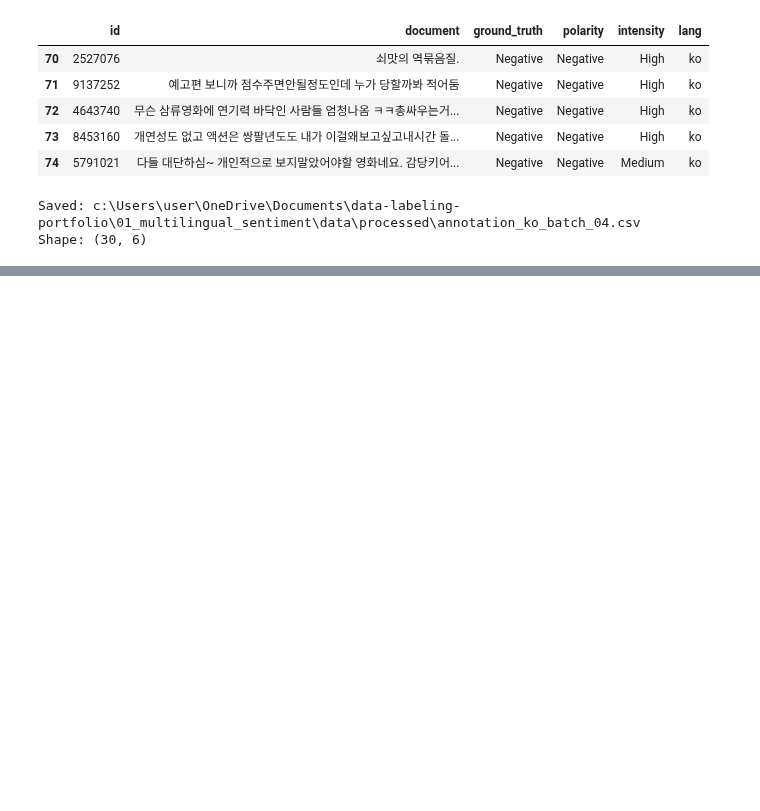
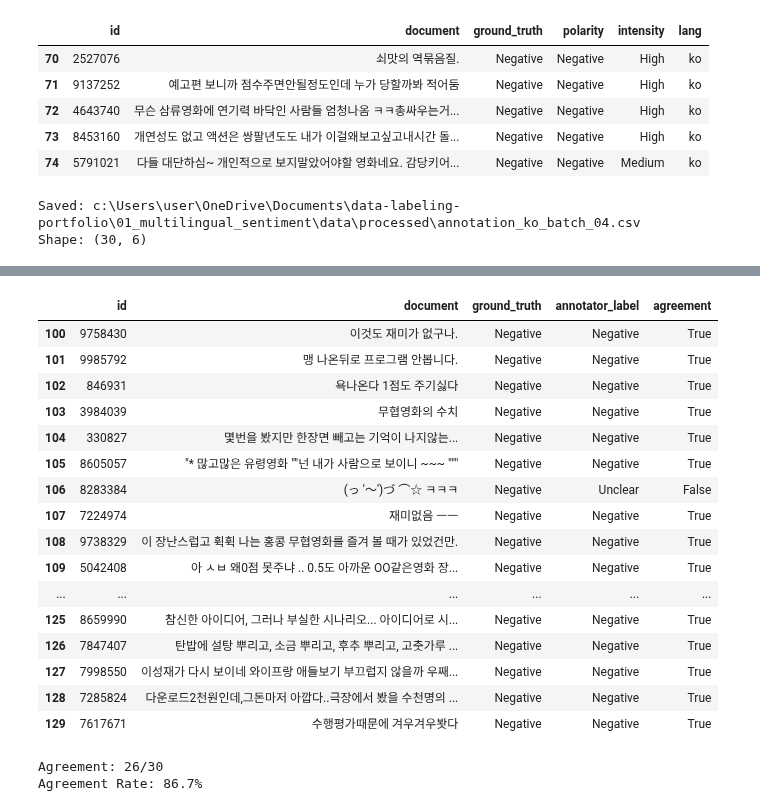
Before and after one commit to yoonjusong-analytics/data-labeling-portfolio, a Jupyter notebook: 01_multilingual_sentiment/notebooks/03_annotation_qa.ipynb, the cells around one changed output, grey strips where cells are left out. Cells and saved outputs as stored; diff of their text form; code cells hidden in the pictures; blank space fills up the shorter version.

```diff
--- a/01_multilingual_sentiment/notebooks/03_annotation_qa.ipynb
+++ b/01_multilingual_sentiment/notebooks/03_annotation_qa.ipynb
@@ -4896,3 +4876,12 @@ print("Shape:", annotation_ko_70_99.shape)
 # %% [output]
 Saved: c:\Users\user\OneDrive\Documents\data-labeling-portfolio\01_multilingual_sentiment\data\processed\annotation_ko_batch_04.csv
 Shape: (30, 6)
+# %%
+# Korean Batch 05: Samples 100–129
+# Ground-truth label is intentionally hidden.
+
+for i in range(100, 130):
+    print(f"[{i}]")
+    print(f"ID: {df_ko.iloc[i]['id']}")
+    print(f"Review: {df_ko.iloc[i]['document']}")
+    print("-" * 80)
@@ -4898,0 +4939,52 @@ Shape: (30, 6)
+# %%
+qa_ko_100_129 = df_ko.iloc[100:130][
+    ["id", "document", "label"]
+].copy()
+
+qa_ko_100_129["ground_truth"] = (
+    qa_ko_100_129["label"]
+    .map({0: "Negative", 1: "Positive"})
+)
+
+qa_ko_100_129["annotator_label"] = [
+    ko_labels_100_129[i] for i in range(100, 130)
+]
+
+qa_ko_100_129["agreement"] = (
+    qa_ko_100_129["ground_truth"]
+    == qa_ko_100_129["annotator_label"]
+)
+
+qa_ko_100_129[
+    ["id", "document", "ground_truth",
+     "annotator_label", "agreement"]
+]
+# %% [output]
+|  | id | document | ground_truth | annotator_label | agreement |
+| 100 | 9758430 | 이것도 재미가 없구나. | Negative | Negative | True |
+| 101 | 9985792 | 맹 나온뒤로 프로그램 안봅니다. | Negative | Negative | True |
+| 102 | 846931 | 욕나온다 1점도 주기싫다 | Negative | Negative | True |
+| 103 | 3984039 | 무협영화의 수치 | Negative | Negative | True |
+| 104 | 330827 | 몇번을 봤지만 한장면 빼고는 기억이 나지않는... | Negative | Negative | True |
+| 105 | 8605057 | "* 많고많은 유령영화 ""넌 내가 사람으로 보이니 ~~~ """ | Negative | Negative | True |
+| 106 | 8283384 | (っ '～')づ ⌒☆ ㅋㅋㅋ | Negative | Unclear | False |
+| 107 | 7224974 | 재미없음 ㅡㅡ | Negative | Negative | True |
+| 108 | 9738329 | 이 장난스럽고 휙휙 나는 홍콩 무협영화를 즐겨 볼 때가 있었건만. | Negative | Negative | True |
+| 109 | 5042408 | 아 ㅅㅂ 왜0점 못주냐 .. 0.5도 아까운 OO같은영화 장... | Negative | Negative | True |
+| ... | ... | ... | ... | ... | ... |
+| 125 | 8659990 | 참신한 아이디어, 그러나 부실한 시나리오... 아이디어로 시... | Negative | Negative | True |
+| 126 | 7847407 | 탄밥에 설탕 뿌리고, 소금 뿌리고, 후추 뿌리고, 고춧가루 ... | Negative | Negative | True |
+| 127 | 7998550 | 이성재가 다시 보이네 와이프랑 애들보기 부끄럽지 않을까 우째... | Negative | Negative | True |
+| 128 | 7285824 | 다운로드2천원인데,그돈마저 아깝다..극장에서 봤을 수천명의 ... | Negative | Negative | True |
+| 129 | 7617671 | 수행평가때문에 겨우겨우봣다 | Negative | Negative | True |
+# %%
+agreement_count = qa_ko_100_129["agreement"].sum()
+total_count = len(qa_ko_100_129)
+
+agreement_rate = agreement_count / total_count
+
+print(f"Agreement: {agreement_count}/{total_count}")
+print(f"Agreement Rate: {agreement_rate:.1%}")
+# %% [output]
+Agreement: 26/30
+Agreement Rate: 86.7%
```
Also changed, not shown: parts of 92 cells of this notebook, 10 other files.
